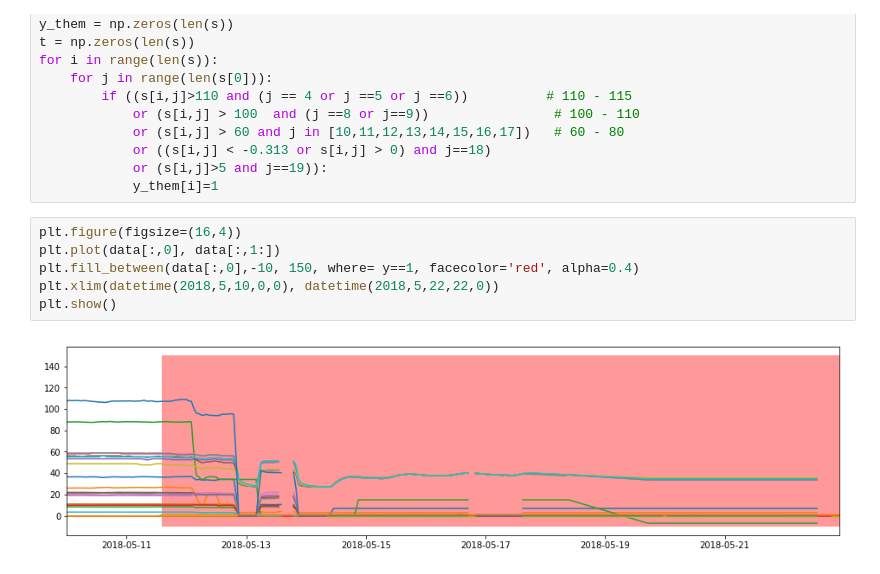
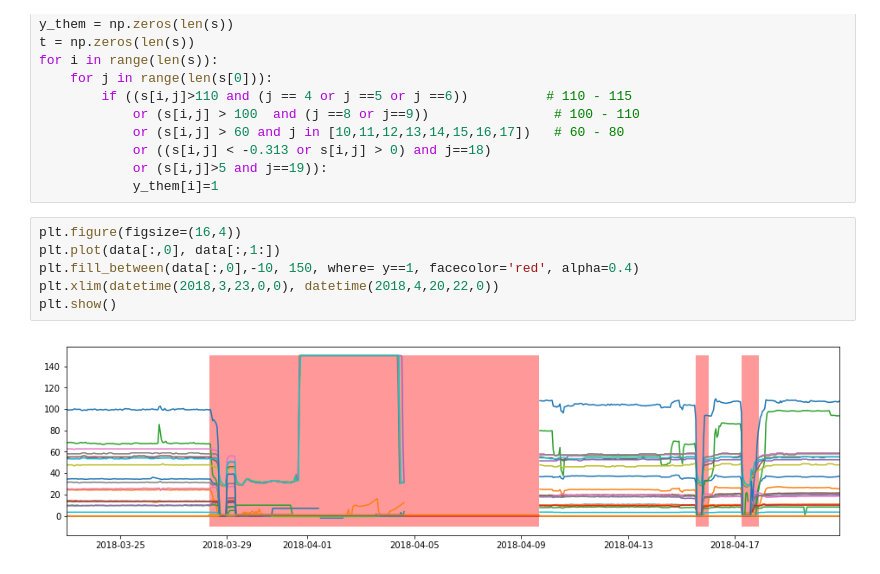
Before and after one commit to AnastasiiaKarliuk/Prediction-Maintenance, a Jupyter notebook: anomaly.ipynb, the cells around one changed output. Cells and saved outputs as stored; diff of their text form.

Commit message:
Prediction maintenance + visualization

```diff
--- a/anomaly.ipynb
+++ b/anomaly.ipynb
@@ -69,8 +69,8 @@ for i in range(len(s)):
 # %%
 plt.figure(figsize=(16,4))
 plt.plot(data[:,0], data[:,1:])
 plt.fill_between(data[:,0],-10, 150, where= y==1, facecolor='red', alpha=0.4)
-plt.xlim(datetime(2018,5,10,0,0), datetime(2018,5,22,22,0))
+plt.xlim(datetime(2018,3,23,0,0), datetime(2018,4,20,22,0))
 plt.show()
 # %% [output]
-[figure, old version]
+[figure, new version]
```
Also changed, not shown: 1 other file.
